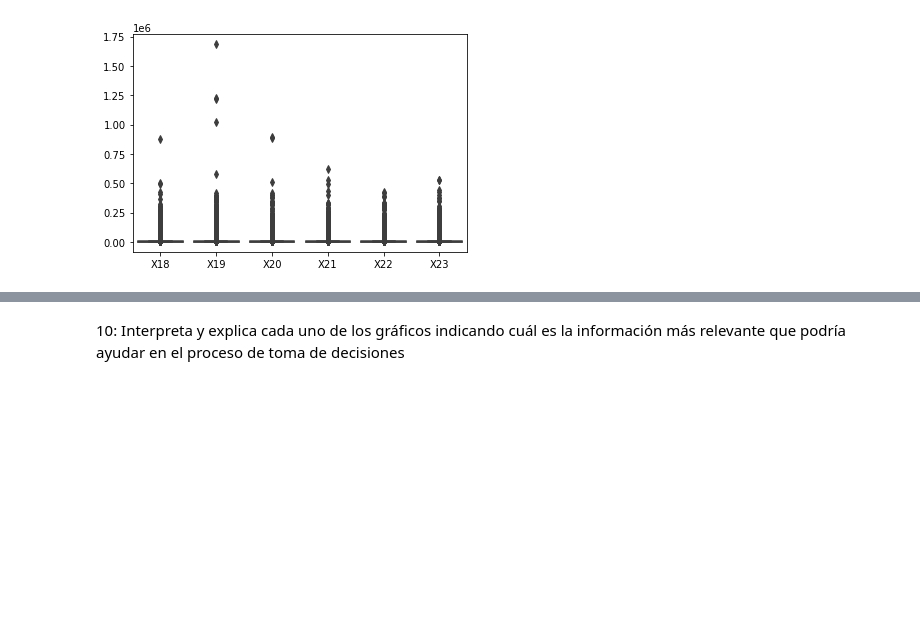
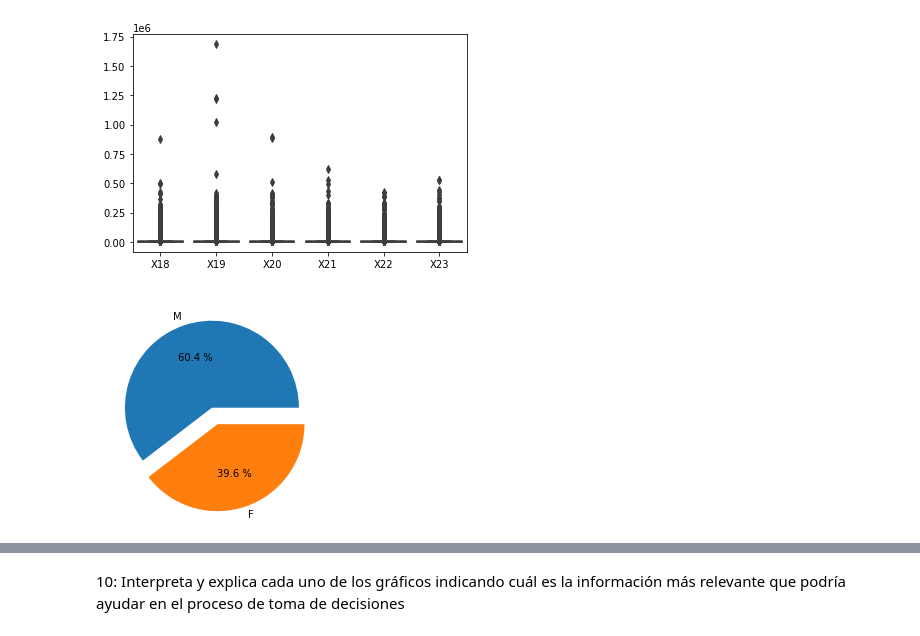
Before and after one commit to PosgradoMNA/actividades-de-aprendizaje-A01794003, a Jupyter notebook: Actividad_Semanal_6,_visualización.ipynb, the cells around one changed output, grey strips where cells are left out. Saved outputs shown, nothing was run; the diff lists cells and outputs as text; code cells hidden in the pictures; blank space fills up the shorter version.

```diff
--- a/Actividad_Semanal_6,_visualización.ipynb
+++ b/Actividad_Semanal_6,_visualización.ipynb
@@ -878,3 +878,9 @@ ax = sns.boxplot(data=df.iloc[:, 11:17])
 ax = sns.boxplot(data=df.iloc[:, 17:23])
 # %% [output]
 [figure]
+# %%
+explode = (0,0.2)
+plt.pie(df['X2'].value_counts(),labels=["M","F"], explode = explode, autopct="%0.1f %%")
+plt.show()
+# %% [output]
+[figure, added]
```
Also changed, not shown: parts of 3 cells of this notebook.
